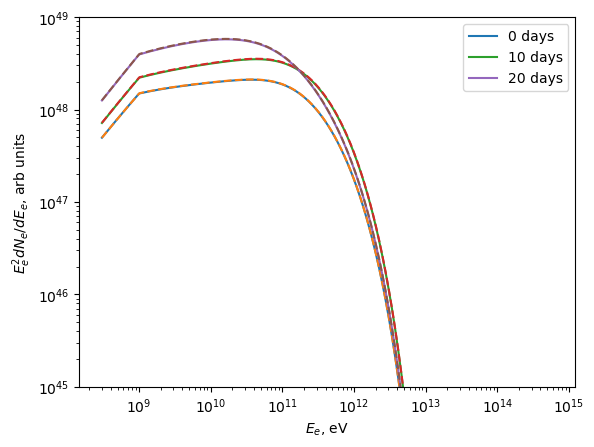
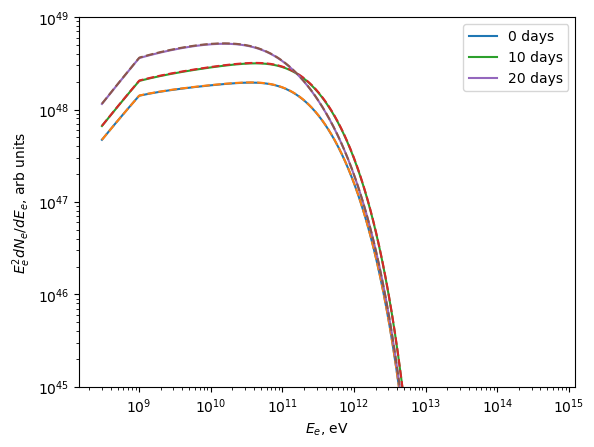
The notebook cell's code change between the first figure and the second:
--- before
+++ after
@@ -1,13 +1,4 @@
-# plt.plot(e_, ns[0, :]*e_**2)
 plt.close('all')
 
-"""
-Let's compare the calculated spectra at T = 0, 10 days, 20 days with the 
-simultaneous stationary spectra.
-"""
-# print(el.ts.shape)
-# print(el.dNe_des.shape)
-# print(type(el.ts))
-# print(type(el.dNe_des))
 plt.plot(e_, el.dn_de(0)*e_**2, label='0 days')
 plt.plot(e_, el.stat_distr_at_time(0, e_)*e_**2, ls='--')

Commit: add funcs to el_ev